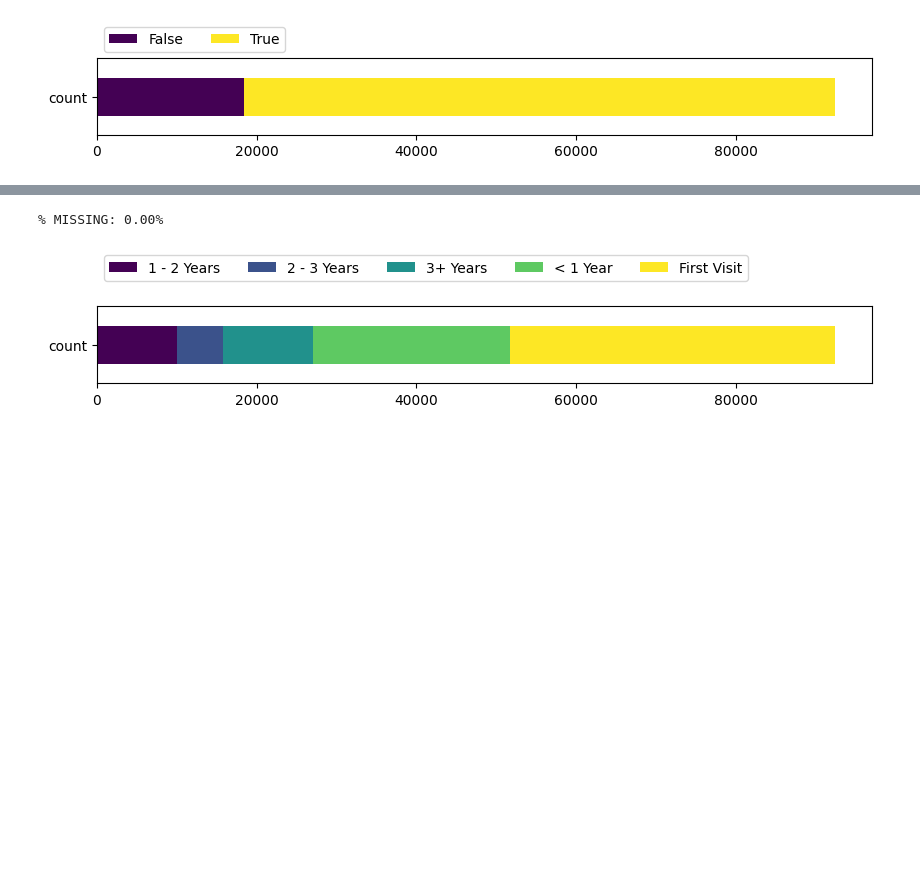
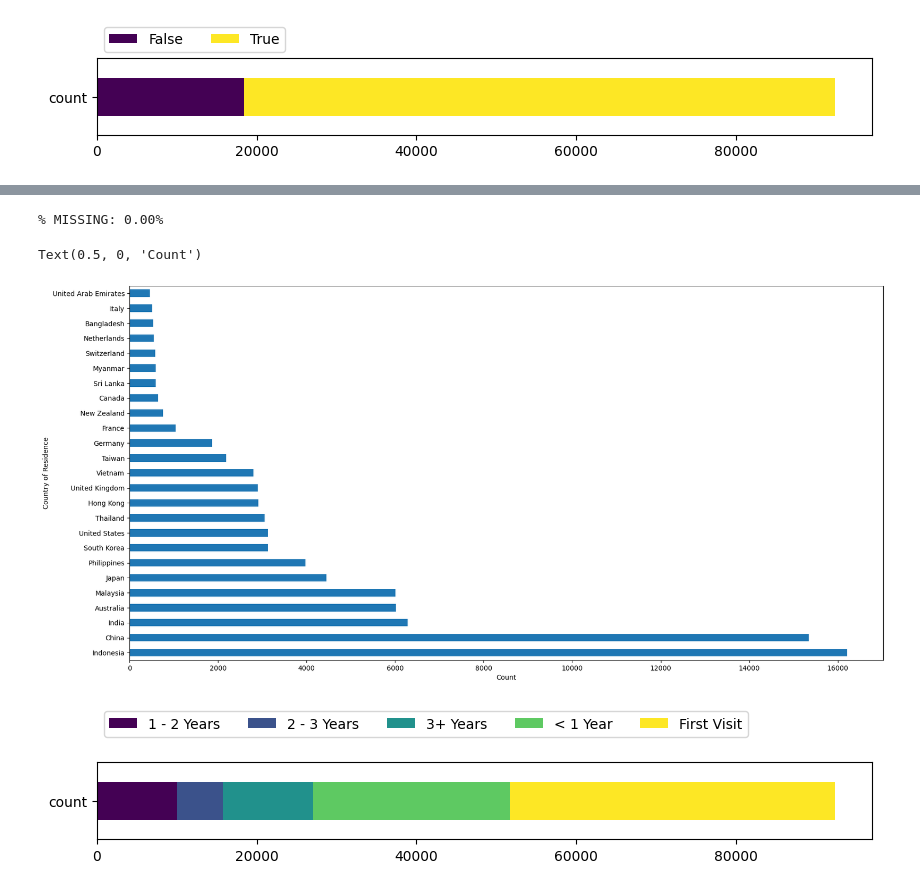
Before and after one commit to arushisinha98/data-explorer, a Jupyter notebook: notebooks/CleanOVS.ipynb, the cells around one changed output, grey strips where cells are left out. Saved outputs shown, nothing was run; the diff lists cells and outputs as text; code cells hidden in the pictures; blank space fills up the shorter version.

```diff
--- a/notebooks/CleanOVS.ipynb
+++ b/notebooks/CleanOVS.ipynb
@@ -149,10 +148,19 @@ print(f"% MISSING: {df['NATIONALITY'].isnull().mean()*100:.2f}%")
 # %%
 # country of residence
 
-df = df.rename(columns = {'a5': 'COUNTRY_OF_RESIDENCE'})
+df['COUNTRY_OF_RESIDENCE'] = df['a5'].astype('Int64').astype(str).map(label_map['a5'])
 print(f"% MISSING: {df['COUNTRY_OF_RESIDENCE'].isnull().mean()*100:.2f}%")
+
+ax = df['COUNTRY_OF_RESIDENCE'].value_counts()\
+                               .nlargest(25)\
+                               .plot(kind = 'barh',
+                                     figsize = (20,10))
+ax.set_ylabel("Country of Residence")
+ax.set_xlabel("Count")
 # %% [output]
 % MISSING: 0.00%
+Text(0.5, 0, 'Count')
+[figure, added]
 # %%
 # time since last visit
 
```
Also changed, not shown: parts of 28 cells of this notebook, 2 other files.
